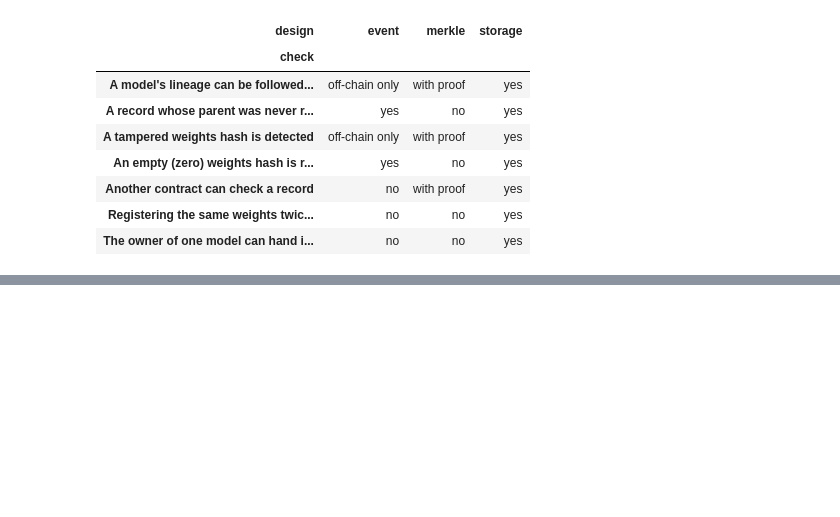
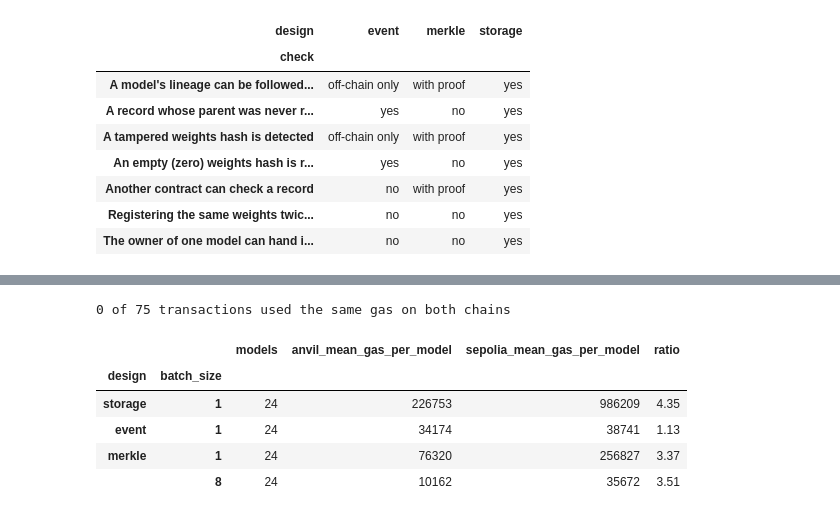
Before and after one commit to zhanerkemy/ai-provenance-registry, a Jupyter notebook: notebooks/results_walkthrough.ipynb, the cells around one changed output, grey strips where cells are left out. Saved outputs shown, nothing was run; the diff lists cells and outputs as text; code cells hidden in the pictures; blank space fills up the shorter version.

```diff
--- a/notebooks/results_walkthrough.ipynb
+++ b/notebooks/results_walkthrough.ipynb
@@ -189,0 +199,13 @@ guarantees.pivot(index="check", columns="design", values="result")
+# %%
+check = json.loads((RESULTS / "chain_check.json").read_text())
+print(f"{check['transactions_identical']} of {check['transactions_compared']} transactions "
+      "used the same gas on both chains")
+pd.DataFrame(check["by_design"]).set_index(["design", "batch_size"])
+# %% [output]
+0 of 75 transactions used the same gas on both chains
+|  |  | models | anvil_mean_gas_per_model | sepolia_mean_gas_per_model | ratio |
+| design | batch_size |  |  |  |  |
+| storage | 1 | 24 | 226753 | 986209 | 4.35 |
+| event | 1 | 24 | 34174 | 38741 | 1.13 |
+| merkle | 1 | 24 | 76320 | 256827 | 3.37 |
+|  | 8 | 24 | 10162 | 35672 | 3.51 |
```
Also changed, not shown: parts of 7 cells of this notebook.
